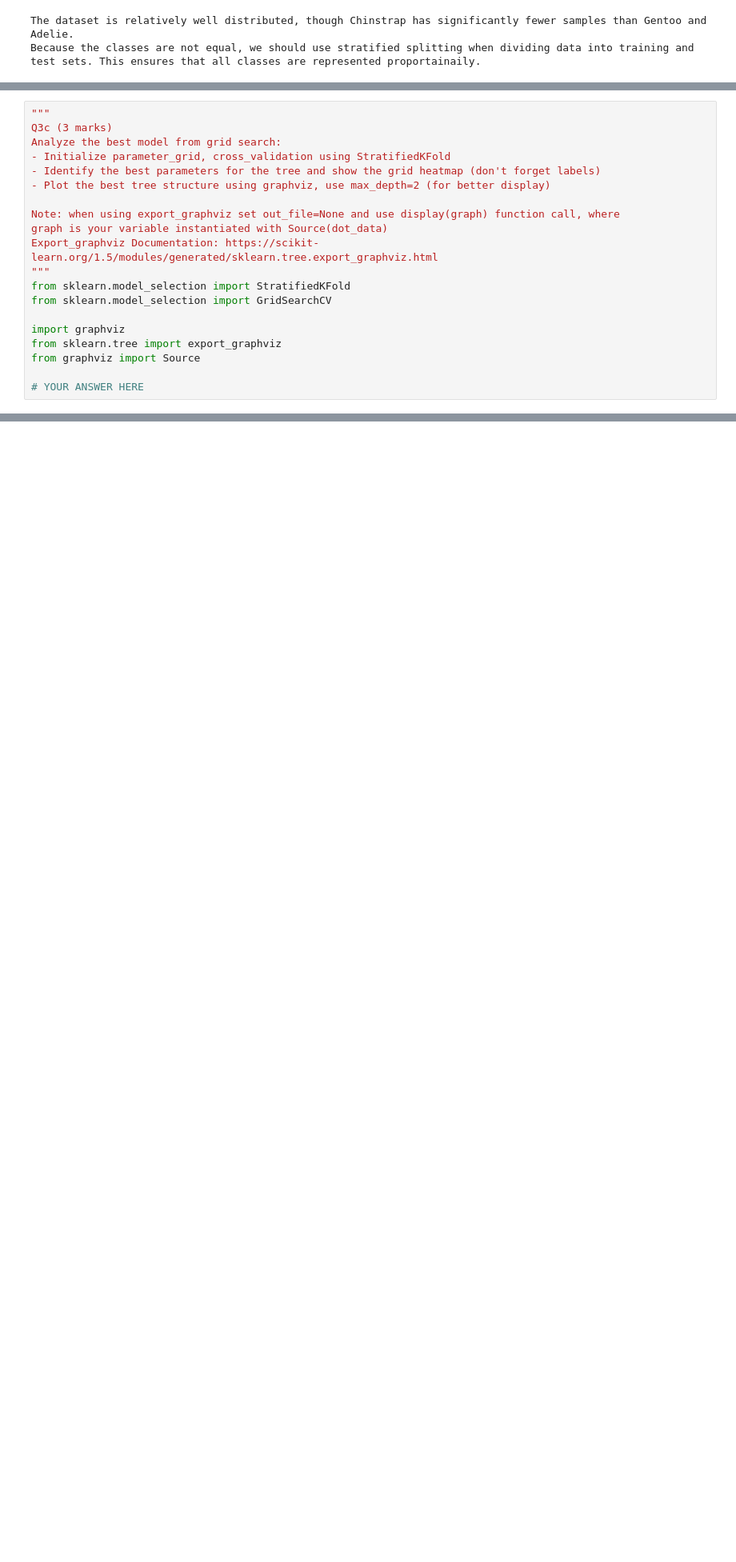
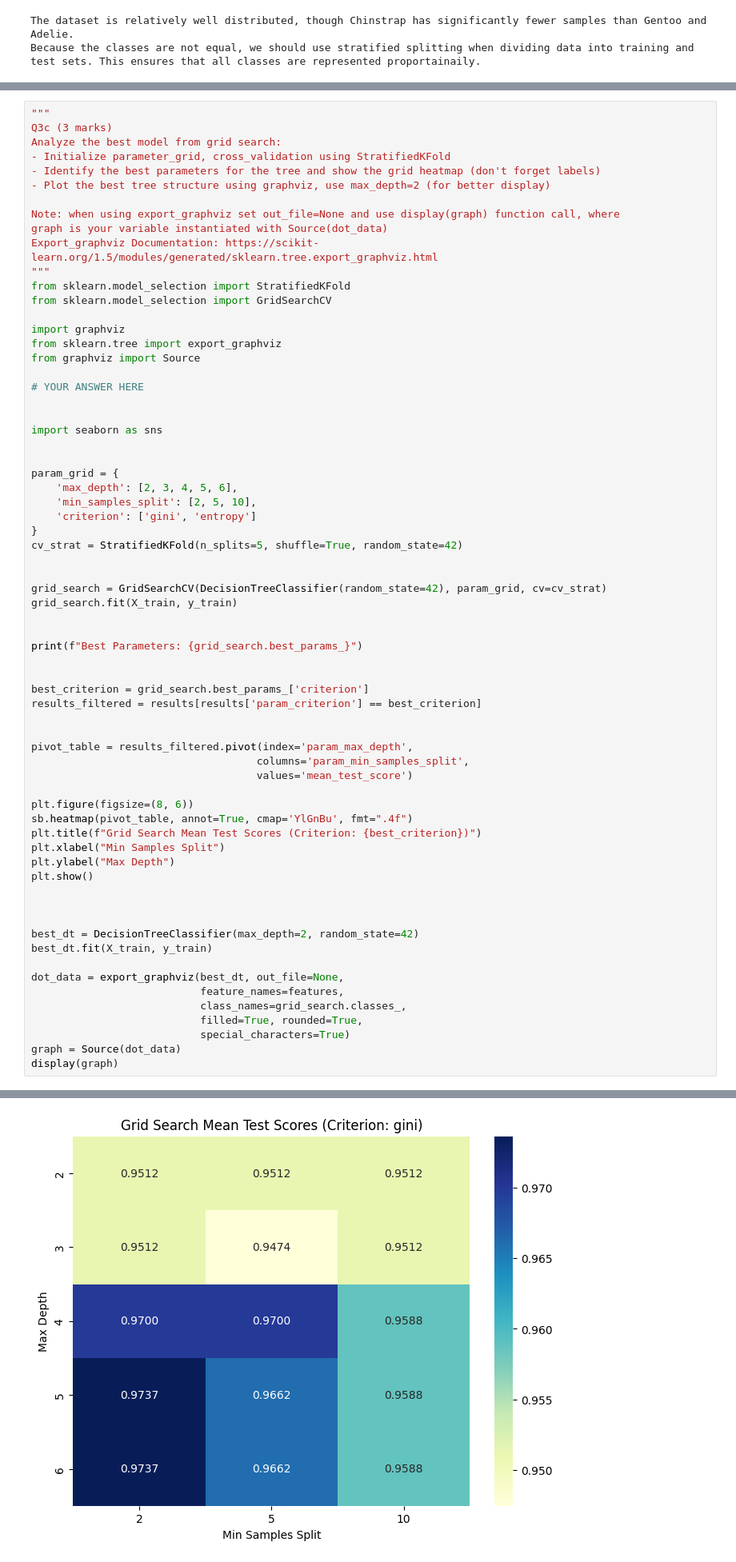
Before and after one commit to sanil04/SYSC-4415-Assignment-1, a Jupyter notebook: W2026/Assignments/A1/SYSC4415_W26_A1.ipynb, the cells around one changed output, grey strips where cells are left out. Shown at 80% size. Cells and saved outputs as stored; diff of their text form; blank space fills up the shorter version.

```diff
--- a/W2026/Assignments/A1/SYSC4415_W26_A1.ipynb
+++ b/W2026/Assignments/A1/SYSC4415_W26_A1.ipynb
@@ -375,3 +463,51 @@ from sklearn.tree import export_graphviz
 from graphviz import Source
 
 # YOUR ANSWER HERE
+
+
+import seaborn as sns
+
+
+param_grid = {
+    'max_depth': [2, 3, 4, 5, 6],
+    'min_samples_split': [2, 5, 10],
+    'criterion': ['gini', 'entropy']
+}
+cv_strat = StratifiedKFold(n_splits=5, shuffle=True, random_state=42)
+
+
+grid_search = GridSearchCV(DecisionTreeClassifier(random_state=42), param_grid, cv=cv_strat)
+grid_search.fit(X_train, y_train)
+
+
+print(f"Best Parameters: {grid_search.best_params_}")
+
+
+best_criterion = grid_search.best_params_['criterion']
+results_filtered = results[results['param_criterion'] == best_criterion]
+
+
+pivot_table = results_filtered.pivot(index='param_max_depth',
+                                    columns='param_min_samples_split',
+                                    values='mean_test_score')
+
+plt.figure(figsize=(8, 6))
+sb.heatmap(pivot_table, annot=True, cmap='YlGnBu', fmt=".4f")
+plt.title(f"Grid Search Mean Test Scores (Criterion: {best_criterion})")
+plt.xlabel("Min Samples Split")
+plt.ylabel("Max Depth")
+plt.show()
+
+
+
+best_dt = DecisionTreeClassifier(max_depth=2, random_state=42)
+best_dt.fit(X_train, y_train)
+
+dot_data = export_graphviz(best_dt, out_file=None,
+                           feature_names=features,
+                           class_names=grid_search.classes_,
+                           filled=True, rounded=True,
+                           special_characters=True)
+graph = Source(dot_data)
+display(graph)
+# %% [output]
@@ -377,0 +515 @@ from graphviz import Source
+[figure, added]
```
Also changed, not shown: parts of 3 cells of this notebook.
